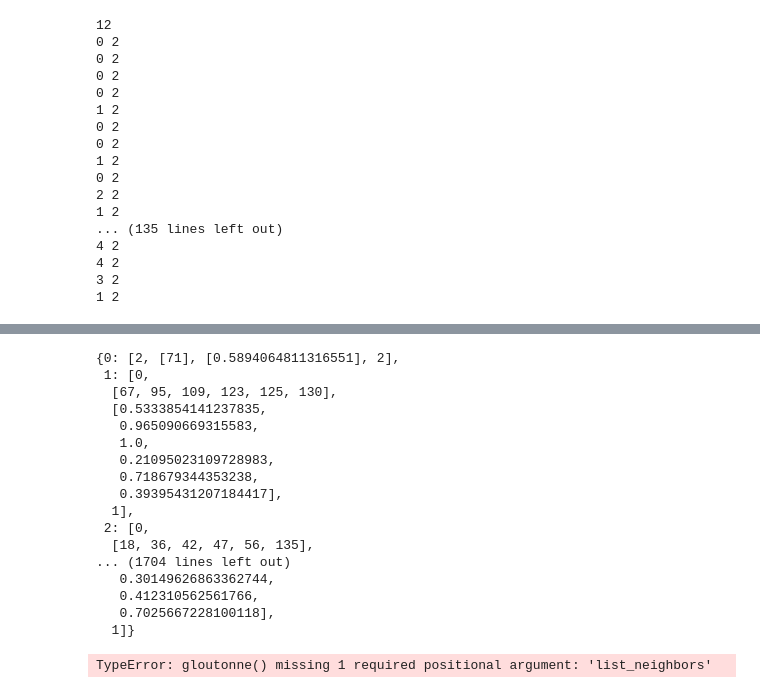
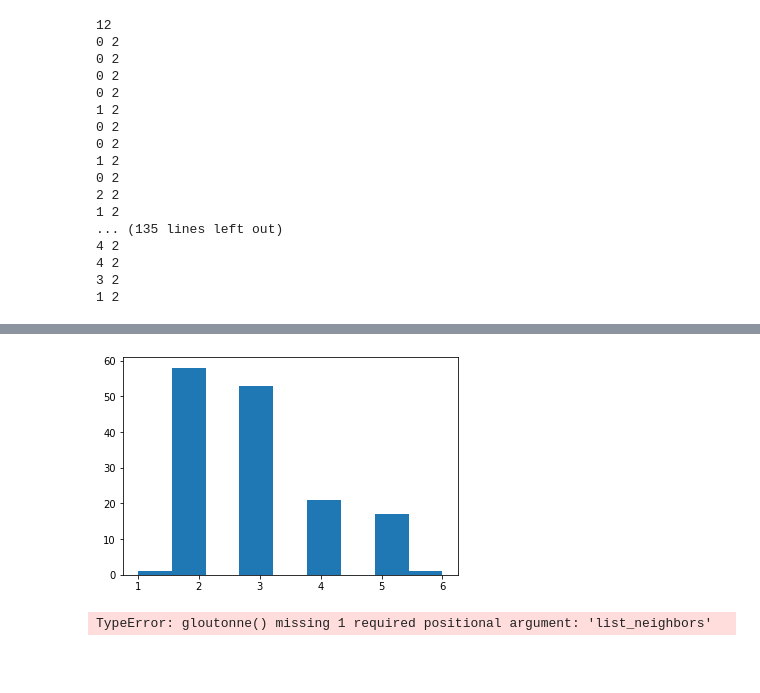
Before and after one commit to Ibra57/SOD324, a Jupyter notebook: main.ipynb, the cells around one changed output, grey strips where cells are left out. Saved outputs shown, nothing was run; the diff lists cells and outputs as text; code cells hidden in the pictures; blank space fills up the shorter version.

```diff
--- a/main.ipynb
+++ b/main.ipynb
@@ -355,24 +479,12 @@ def random_swap(is_taken,N,k,max_tentatives=1000):
-# %%
-k=2
-random_remove(is_taken,N,k,max_tentatives=1000)
-# %% [output]
-{0: [2, [71], [0.5894064811316551], 2],
- 1: [0,
-  [67, 95, 109, 123, 125, 130],
-  [0.5333854141237835,
-   0.965090669315583,
-   1.0,
-   0.21095023109728983,
-   0.718679344353238,
-   0.39395431207184417],
-  1],
- 2: [0,
-  [18, 36, 42, 47, 56, 135],
-... (1704 lines left out)
-   0.30149626863362744,
-   0.412310562561766,
-   0.7025667228100118],
-  1]}
+# %%
+covered_numpy = np.zeros(N)
+for index in range(N):
+    covered_numpy[index] = number_covered(is_taken,index)
+
+plt.hist(covered_numpy,bins='auto')
+plt.show()
+# %% [output]
+[figure, added]
 # %%
 gloutonne(table_dist, list_target, 1.5, 2, list_neighbors,k=2)
 # %% [output]
```
Also changed, not shown: parts of 31 cells of this notebook.
